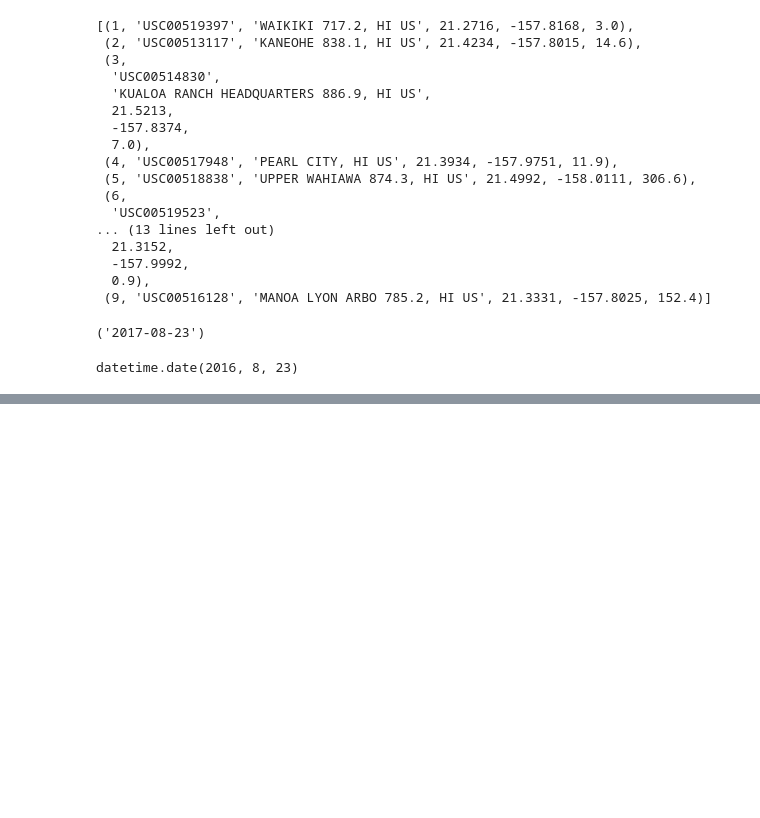
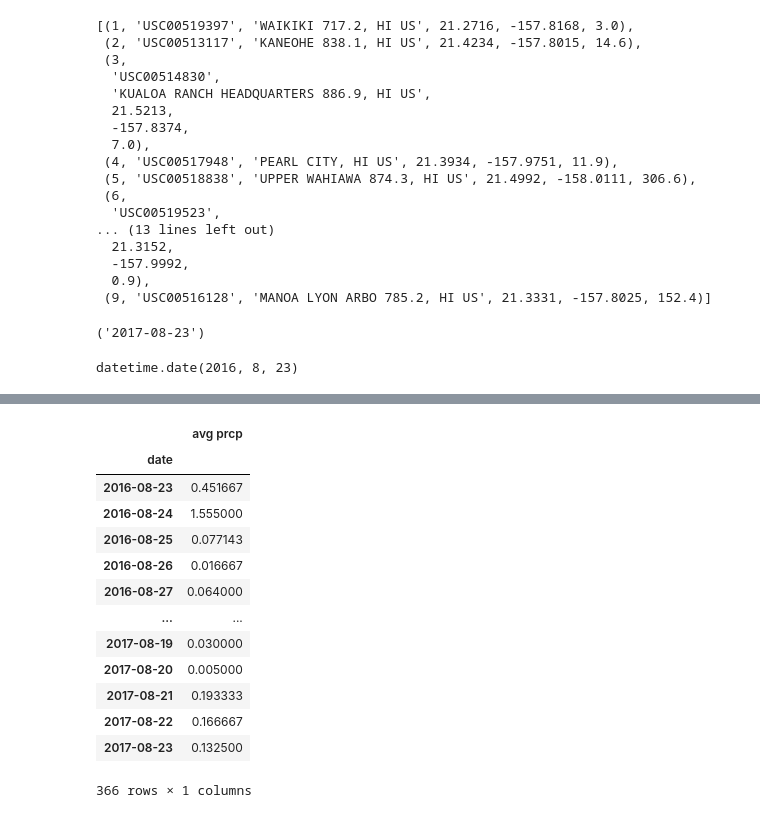
Before and after one commit to bregan78/sqlalchemy_challenge, a Jupyter notebook: SQLAlchemy.ipynb, the cells around one changed output, grey strips where cells are left out. Drawn from its saved outputs; the diff is of its cells as text; code cells hidden in the pictures; blank space fills up the shorter version.

```diff
--- a/SQLAlchemy.ipynb
+++ b/SQLAlchemy.ipynb
@@ -143,0 +152,21 @@ results = session.query( Measurement.date, Measurement.prcp).\
+# %%
+# Sort the dataframe by date
+df=df.sort_values(by=['date'], ascending=True)
+df=df.set_index('date')
+df.columns = ['avg prcp']
+df
+# %% [output]
+|  | avg prcp |
+| date |  |
+| 2016-08-23 | 0.451667 |
+| 2016-08-24 | 1.555000 |
+| 2016-08-25 | 0.077143 |
+| 2016-08-26 | 0.016667 |
+| 2016-08-27 | 0.064000 |
+| ... | ... |
+| 2017-08-19 | 0.030000 |
+| 2017-08-20 | 0.005000 |
+| 2017-08-21 | 0.193333 |
+| 2017-08-22 | 0.166667 |
+| 2017-08-23 | 0.132500 |
+366 rows × 1 columns
```
Also changed, not shown: parts of 3 cells of this notebook.
